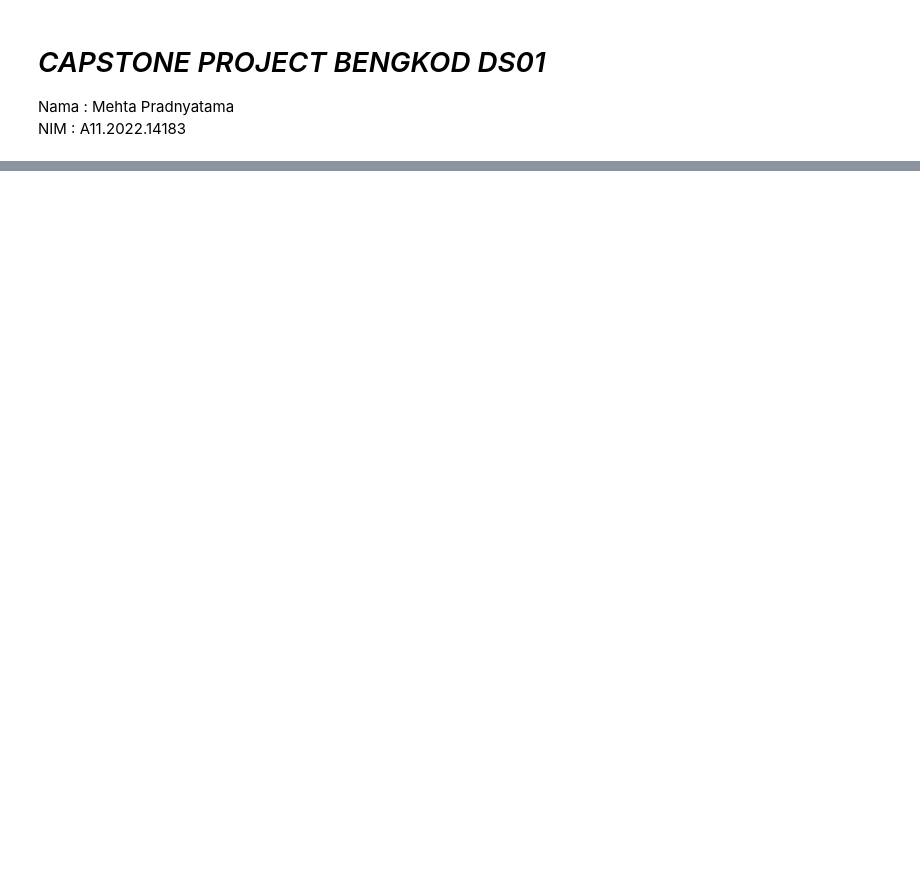
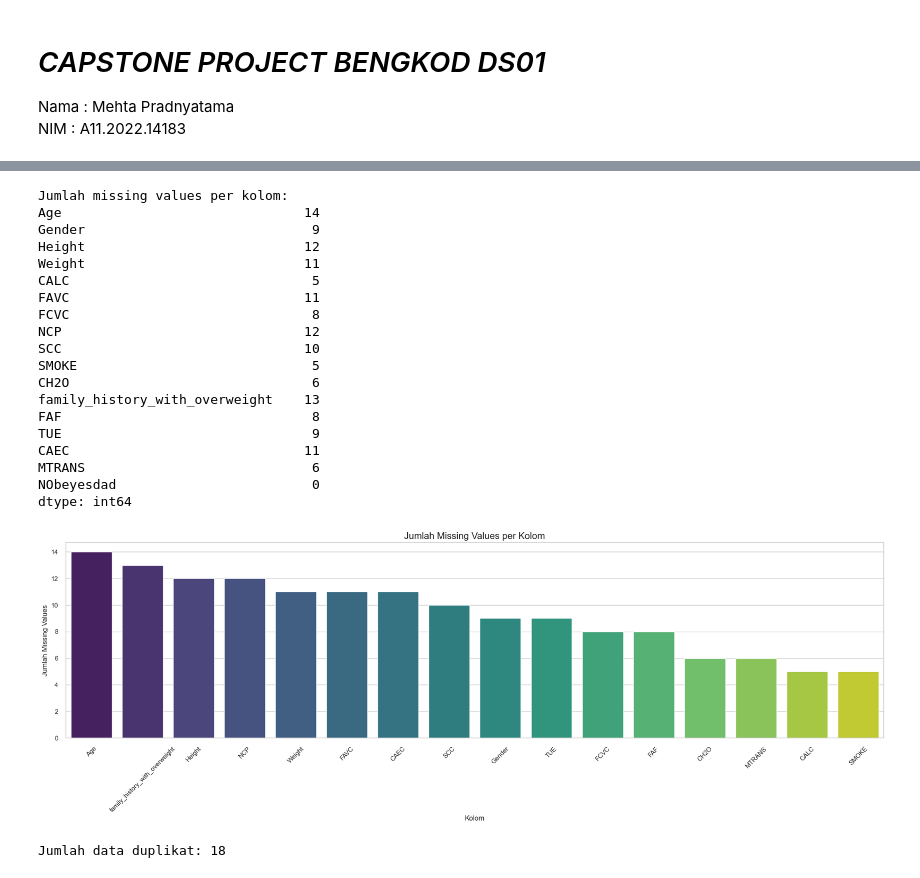
Before and after one commit to mehtapradnyatama/Capstone-Bengkod-DS01, a Jupyter notebook: capstone.ipynb, the cells around one changed output, grey strips where cells are left out. Drawn from its saved outputs; the diff is of its cells as text; code cells hidden in the pictures; blank space fills up the shorter version.

```diff
--- a/capstone.ipynb
+++ b/capstone.ipynb
@@ -6,19 +8,24 @@ NIM : A11.2022.14183
 # %%
 # Import Library
+import numpy as np
 import pandas as pd
-import numpy as np
 import matplotlib.pyplot as plt
 import seaborn as sns
-from sklearn.preprocessing import LabelEncoder, StandardScaler
-from sklearn.model_selection import train_test_split, GridSearchCV, RandomizedSearchCV
-from sklearn.metrics import classification_report, confusion_matrix, accuracy_score
-from sklearn.tree import DecisionTreeClassifier
-from sklearn.ensemble import RandomForestClassifier
-from sklearn.neighbors import KNeighborsClassifier
+import warnings
+import pickle
+from collections import Counter
+from sklearn.preprocessing import LabelEncoder, StandardScaler, OneHotEncoder
+from sklearn.compose import ColumnTransformer
+from sklearn.pipeline import Pipeline
+from sklearn.impute import SimpleImputer
+from imblearn.over_sampling import SMOTE
+from sklearn.model_selection import train_test_split, cross_val_score, GridSearchCV, RandomizedSearchCV, StratifiedKFold
+from sklearn.ensemble import RandomForestClassifier, GradientBoostingClassifier
 from sklearn.linear_model import LogisticRegression
 from sklearn.svm import SVC
-from imblearn.over_sampling import SMOTE
-import time
-import warnings
-import pickle
+from sklearn.metrics import classification_report, confusion_matrix, accuracy_score, f1_score
+from sklearn.metrics import precision_score, recall_score
 warnings.filterwarnings('ignore')
+
+plt.style.use('seaborn-v0_8')
+sns.set(style="whitegrid")
@@ -50,0 +85,44 @@ Ukuran Dataset: (2111, 17)
+# %%
+# Cek Missing Values
+print("\nJumlah missing values per kolom:")
+print(df.isnull().sum())
+
+# Visualisasi missing values
+plt.figure(figsize=(25, 6))
+missing_values = df.isnull().sum()
+missing_values = missing_values[missing_values > 0].sort_values(ascending=False)
+if len(missing_values) > 0:
+    sns.barplot(x=missing_values.index, y=missing_values.values, palette='viridis')
+    plt.title('Jumlah Missing Values per Kolom', fontsize=16)
+    plt.xlabel('Kolom', fontsize=12)
+    plt.ylabel('Jumlah Missing Values', fontsize=12)
+    plt.xticks(rotation=45)
+    plt.show()
+else:
+    print("Tidak ada missing values dalam dataset")
+# %% [output]
+Jumlah missing values per kolom:
+Age                               14
+Gender                             9
+Height                            12
+Weight                            11
+CALC                               5
+FAVC                              11
+FCVC                               8
+NCP                               12
+SCC                               10
+SMOKE                              5
+CH2O                               6
+family_history_with_overweight    13
+FAF                                8
+TUE                                9
+CAEC                              11
+MTRANS                             6
+NObeyesdad                         0
+dtype: int64
+[figure, added]
+# %%
+# Cek Duplikasi Data
+print(f"\nJumlah data duplikat: {df.duplicated().sum()}")
+# %% [output]
+Jumlah data duplikat: 18
```
Also changed, not shown: parts of 10 cells of this notebook.
